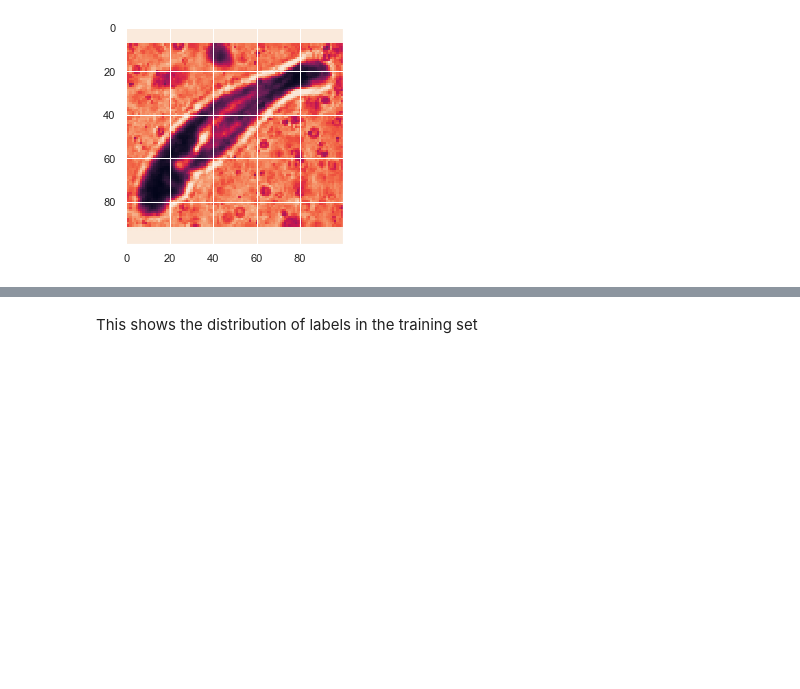
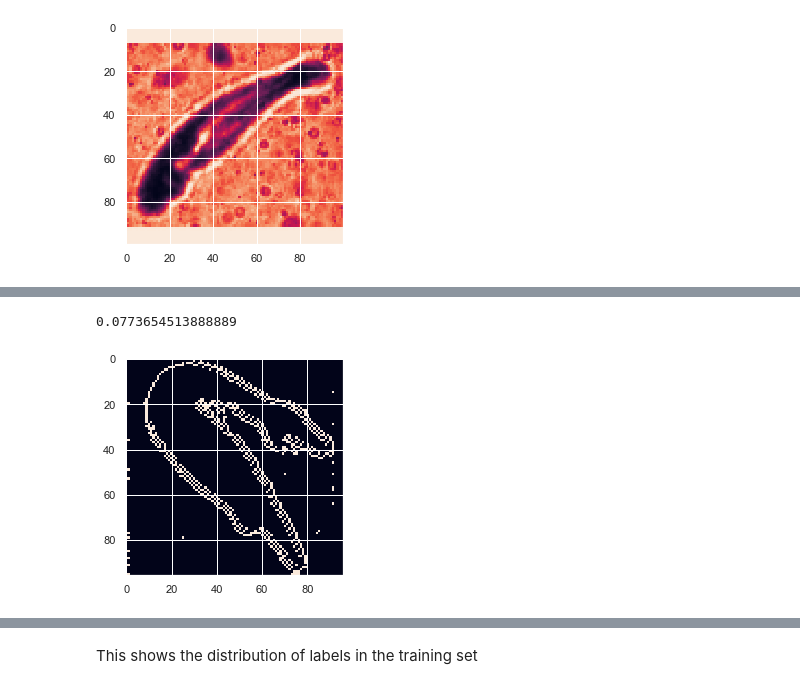
Before and after one commit to George-Marchment/OCEAN, a Jupyter notebook: starting_kit/README_preprocessing.ipynb, the cells around one changed output, grey strips where cells are left out. Cells and saved outputs as stored; diff of their text form; code cells hidden in the pictures; blank space fills up the shorter version.

Commit message:
perimter extraction + <<living organism extraction>>

```diff
--- a/starting_kit/README_preprocessing.ipynb
+++ b/starting_kit/README_preprocessing.ipynb
@@ -185,0 +242,14 @@ montreImage(10)
+# %%
+def extractPerimeter_withLocalDerivative(index):
+    img = np.resize(np.array(rawData.iloc[index,:-1],dtype = np.uint8),(100,100))
+    der = derivatedImage(derivatedImage(img))
+    quantile = np.quantile(der,0.60)
+    f = lambda x: 1 if x > quantile else 0
+    pyplot.imshow(np.vectorize(f) (der))
+    der = (np.vectorize(f) (der)).ravel()
+    return sum(der)/len(der)
+# %%
+extractPerimeter_withLocalDerivative(i)
+# %% [output]
+0.0773654513888889
+[figure, added]
```
Also changed, not shown: parts of 13 cells of this notebook.
